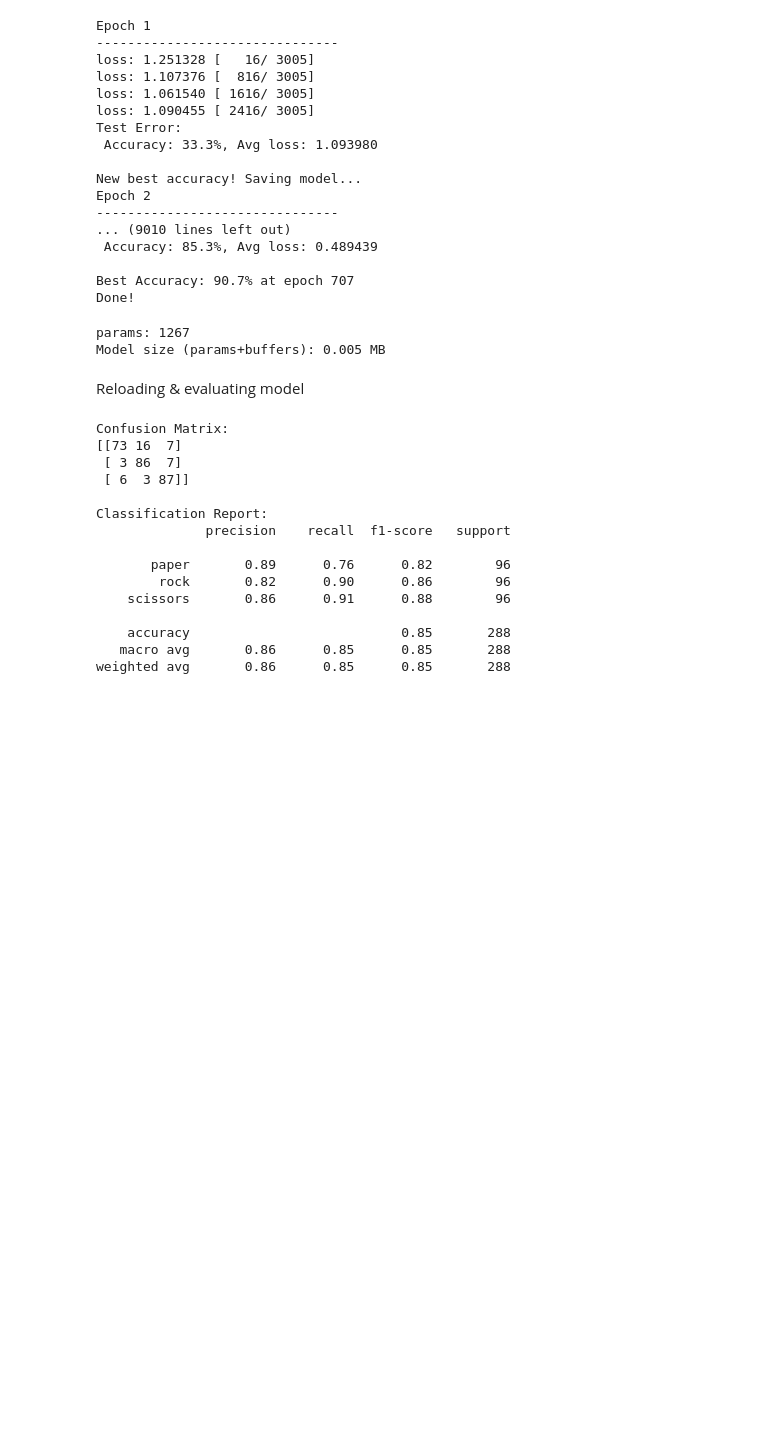
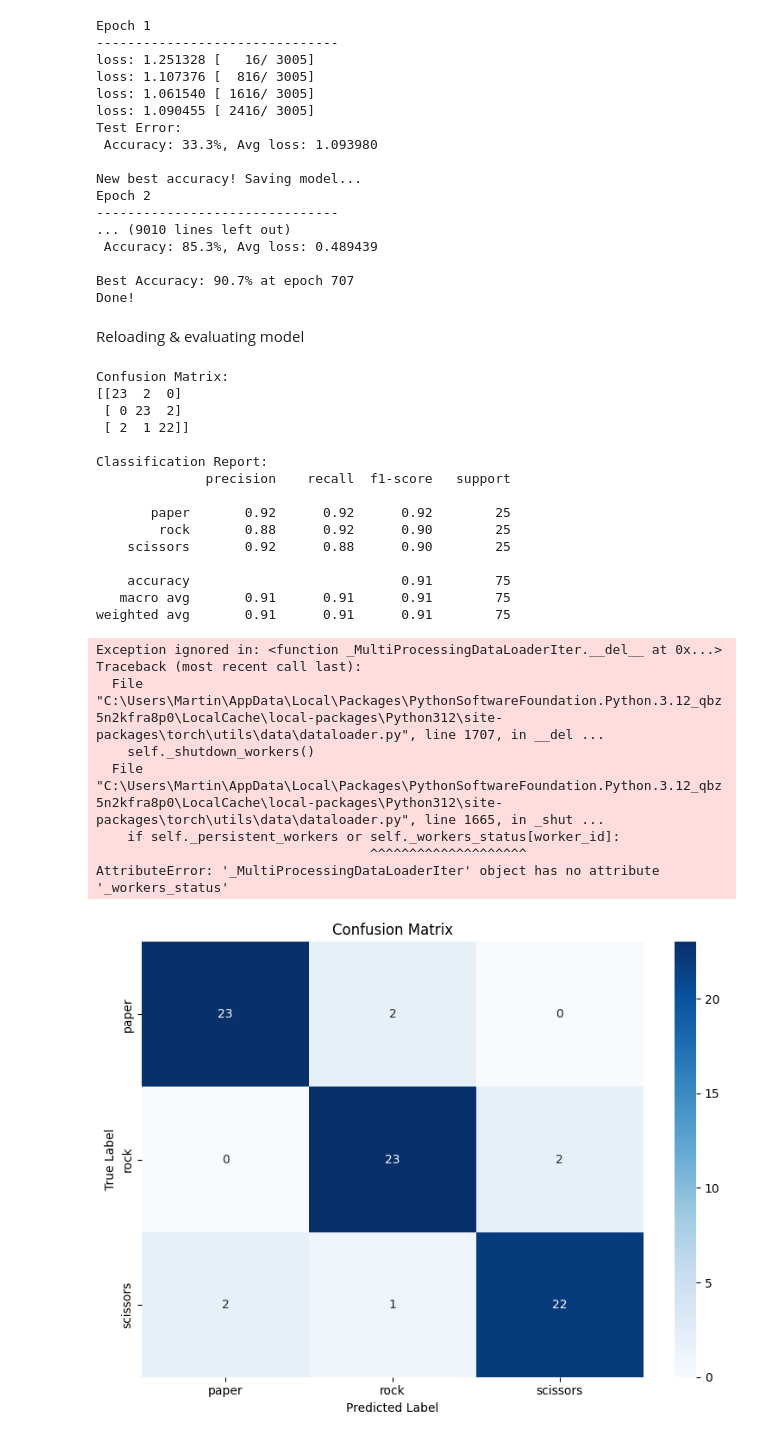
Before and after one commit to sofusham/RPS_02214, a Jupyter notebook: python/tinyRPSnet.ipynb, the cells around one changed output. Drawn from its saved outputs; the diff is of its cells as text; code cells hidden in the pictures; blank space fills up the shorter version.

```diff
--- a/python/tinyRPSnet.ipynb
+++ b/python/tinyRPSnet.ipynb
@@ -244,17 +249,5 @@ Epoch 2
 
 Best Accuracy: 90.7% at epoch 707
 Done!
-# %%
-# Approx memory footprint in RAM (MB) for parameters + buffers
-total_params = sum(p.numel() for p in model.parameters())
-param_bytes = sum(p.numel() * p.element_size() for p in model.parameters())
-buffer_bytes = sum(b.numel() * b.element_size() for b in model.buffers())
-size_mb = (param_bytes + buffer_bytes) / (1024 ** 2)
-
-print("params:", total_params)
-print(f"Model size (params+buffers): {size_mb:.3f} MB")
-# %% [output]
-params: 1267
-Model size (params+buffers): 0.005 MB
 # %% [markdown]
 Reloading & evaluating model
@@ -268,7 +259,7 @@ model.eval()
 all_preds = []
 all_labels = []
 with torch.no_grad():
-    for images, labels in DataLoader(home_cooked_train_dataset_test, batch_size=batch_size, shuffle=False):
+    for images, labels in test_loader: #DataLoader(home_cooked_train_dataset_test, batch_size=batch_size, shuffle=False):
         images = images.to(device)
         labels = labels.to(device)
 
@@ -290,17 +281,41 @@ print("\nClassification Report:")
 print(classification_report(all_labels, all_preds, target_names=class_names))
 # %% [output]
 Confusion Matrix:
-[[73 16  7]
- [ 3 86  7]
- [ 6  3 87]]
+[[23  2  0]
+ [ 0 23  2]
+ [ 2  1 22]]
 
 Classification Report:
               precision    recall  f1-score   support
 
-       paper       0.89      0.76      0.82        96
-        rock       0.82      0.90      0.86        96
-    scissors       0.86      0.91      0.88        96
+       paper       0.92      0.92      0.92        25
+        rock       0.88      0.92      0.90        25
+    scissors       0.92      0.88      0.90        25
 
-    accuracy                           0.85       288
-   macro avg       0.86      0.85      0.85       288
-weighted avg       0.86      0.85      0.85       288
+    accuracy                           0.91        75
+   macro avg       0.91      0.91      0.91        75
+weighted avg       0.91      0.91      0.91        75
+# %%
+# Visualize confusion matrix
+import matplotlib.pyplot as plt
+import seaborn as sns
+
+plt.figure(figsize=(8, 6))
+sns.heatmap(cm, annot=True, fmt='d', cmap='Blues',
+            xticklabels=class_names, yticklabels=class_names)
+plt.title('Confusion Matrix')
+plt.ylabel('True Label')
+plt.xlabel('Predicted Label')
+plt.tight_layout()
+plt.savefig('confusion_matrix_nearest.png')
+plt.show()
+# %% [output]
+Exception ignored in: <function _MultiProcessingDataLoaderIter.__del__ at 0x...>
+Traceback (most recent call last):
+  File "C:\Users\Martin\AppData\Local\Packages\PythonSoftwareFoundation.Python.3.12_qbz5n2kfra8p0\LocalCache\local-packages\Python312\site-packages\torch\utils\data\dataloader.py", line 1707, in __del ...
+    self._shutdown_workers()
+  File "C:\Users\Martin\AppData\Local\Packages\PythonSoftwareFoundation.Python.3.12_qbz5n2kfra8p0\LocalCache\local-packages\Python312\site-packages\torch\utils\data\dataloader.py", line 1665, in _shut ...
+    if self._persistent_workers or self._workers_status[worker_id]:
+                                   ^^^^^^^^^^^^^^^^^^^^
+AttributeError: '_MultiProcessingDataLoaderIter' object has no attribute '_workers_status'
+[figure, added]
```
Also changed, not shown: parts of 7 cells of this notebook, 3 other files.
